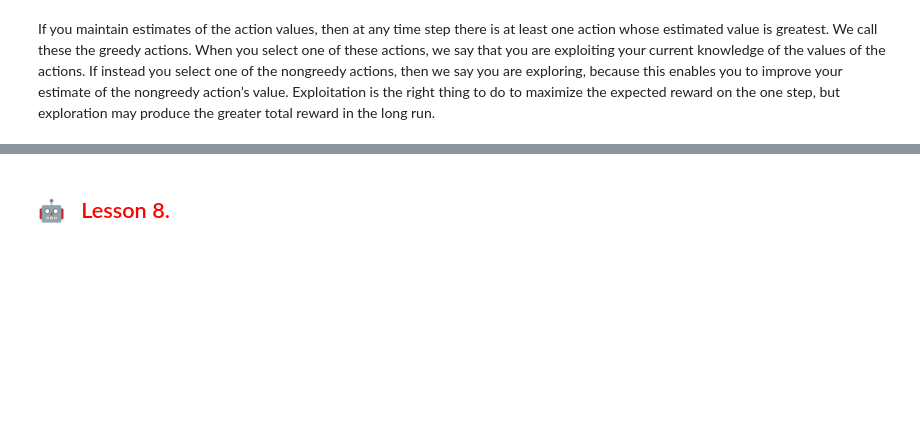
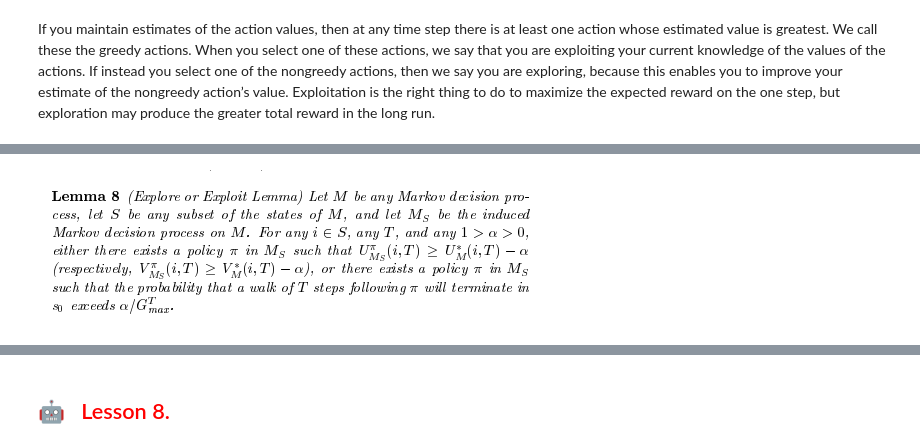
Before and after one commit to OlgaBelitskaya/reflections, a Jupyter notebook: ud600/reflections-ud600-7-8.ipynb, the cells around one changed output, grey strips where cells are left out. Cells and saved outputs as stored; diff of their text form; code cells hidden in the pictures; blank space fills up the shorter version.

```diff
--- a/ud600/reflections-ud600-7-8.ipynb
+++ b/ud600/reflections-ud600-7-8.ipynb
@@ -18,0 +158,4 @@ greater total reward in the long run.
+# %%
+Image('7-8_04.png')
+# %% [output]
+[figure, added]
```
Also changed, not shown: parts of 41 cells of this notebook.
